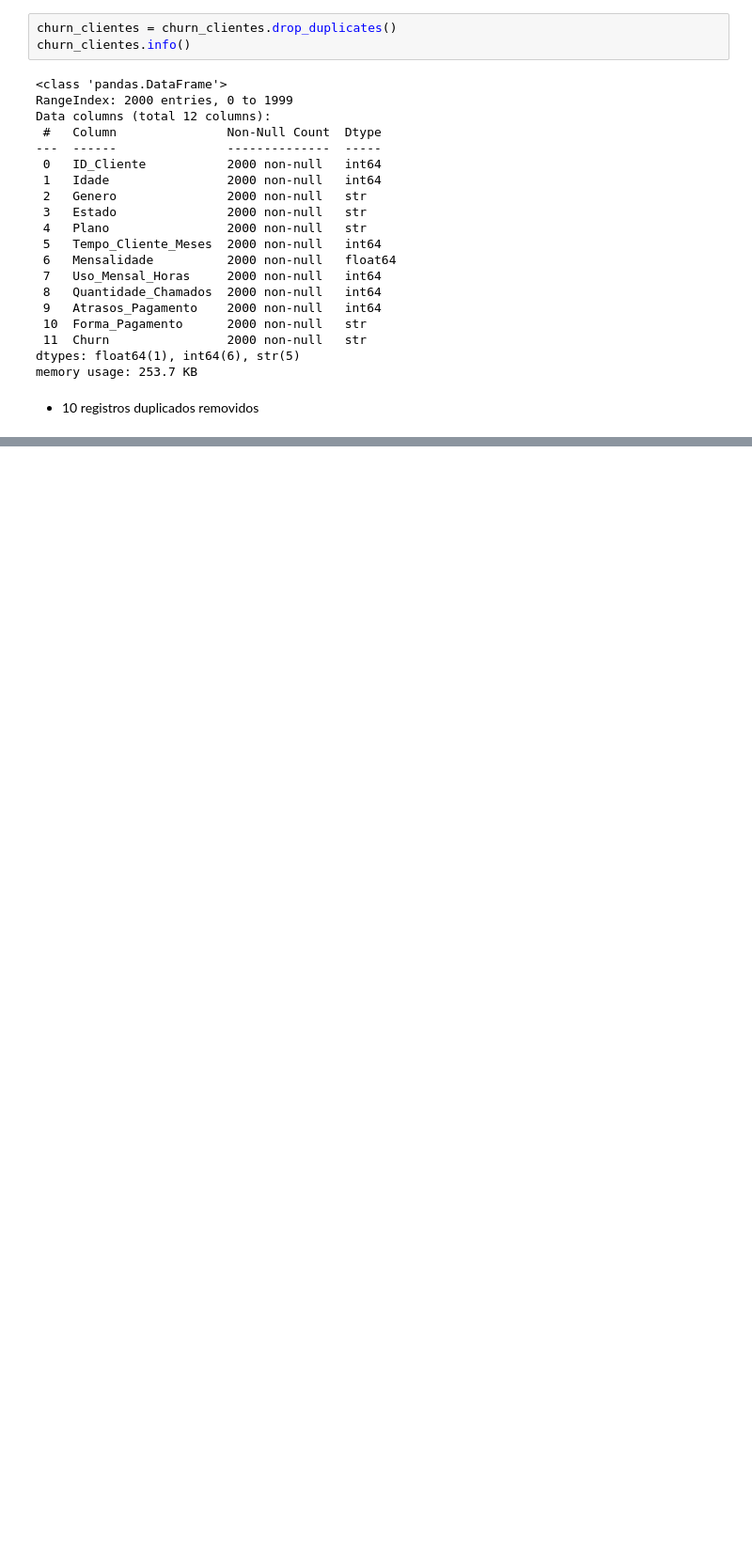
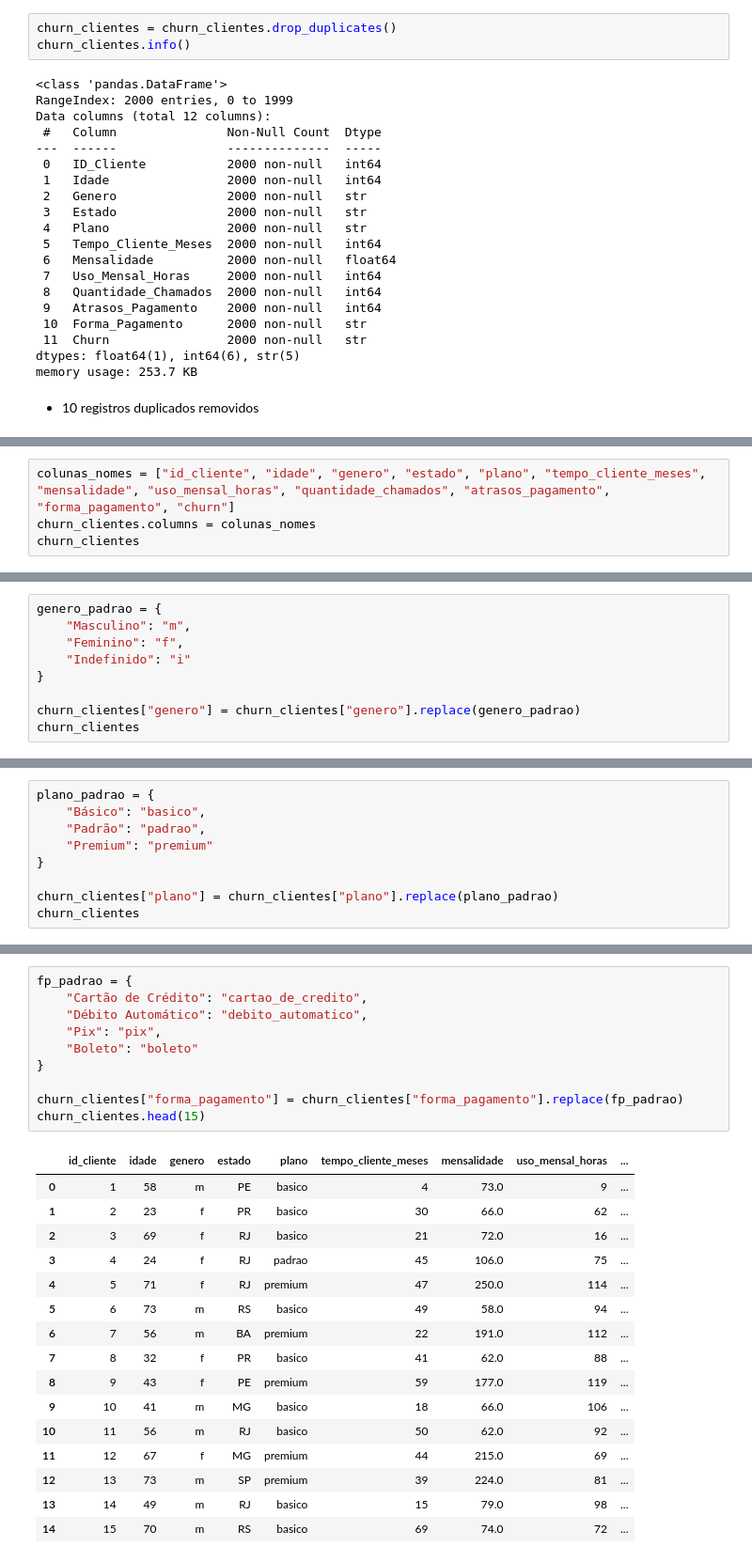
Before and after one commit to Pedro-Antonio-Dev/analise-churn-clientes, a Jupyter notebook: notebooks/churn_clientes.ipynb, the cells around one changed output, grey strips where cells are left out. Shown at 94% size. Cells and saved outputs as stored; diff of their text form; blank space fills up the shorter version.

Commit message:
feat: padronizacao dos dados categoricos e nome das colunas, finalizacao do card Trello -> Limpeza e tratamento dos dados

```diff
--- a/notebooks/churn_clientes.ipynb
+++ b/notebooks/churn_clientes.ipynb
@@ -299,0 +318,4 @@ memory usage: 253.7 KB
+# %%
+colunas_nomes = ["id_cliente", "idade", "genero", "estado", "plano", "tempo_cliente_meses", "mensalidade", "uso_mensal_horas", "quantidade_chamados", "atrasos_pagamento", "forma_pagamento", "churn"]
+churn_clientes.columns = colunas_nomes
+churn_clientes
@@ -299,0 +338,9 @@ memory usage: 253.7 KB
+# %%
+genero_padrao = {
+    "Masculino": "m",
+    "Feminino": "f",
+    "Indefinido": "i"
+}
+
+churn_clientes["genero"] = churn_clientes["genero"].replace(genero_padrao)
+churn_clientes
@@ -299,0 +361,9 @@ memory usage: 253.7 KB
+# %%
+plano_padrao = {
+    "Básico": "basico",
+    "Padrão": "padrao",
+    "Premium": "premium"
+}
+
+churn_clientes["plano"] = churn_clientes["plano"].replace(plano_padrao)
+churn_clientes
@@ -299,0 +398,27 @@ memory usage: 253.7 KB
+# %%
+fp_padrao = {
+    "Cartão de Crédito": "cartao_de_credito",
+    "Débito Automático": "debito_automatico",
+    "Pix": "pix",
+    "Boleto": "boleto"
+}
+
+churn_clientes["forma_pagamento"] = churn_clientes["forma_pagamento"].replace(fp_padrao)
+churn_clientes.head(15)
+# %% [output]
+|  | id_cliente | idade | genero | estado | plano | tempo_cliente_meses | mensalidade | uso_mensal_horas | ... |
+| 0 | 1 | 58 | m | PE | basico | 4 | 73.0 | 9 | ... |
+| 1 | 2 | 23 | f | PR | basico | 30 | 66.0 | 62 | ... |
+| 2 | 3 | 69 | f | RJ | basico | 21 | 72.0 | 16 | ... |
+| 3 | 4 | 24 | f | RJ | padrao | 45 | 106.0 | 75 | ... |
+| 4 | 5 | 71 | f | RJ | premium | 47 | 250.0 | 114 | ... |
+| 5 | 6 | 73 | m | RS | basico | 49 | 58.0 | 94 | ... |
+| 6 | 7 | 56 | m | BA | premium | 22 | 191.0 | 112 | ... |
+| 7 | 8 | 32 | f | PR | basico | 41 | 62.0 | 88 | ... |
+| 8 | 9 | 43 | f | PE | premium | 59 | 177.0 | 119 | ... |
+| 9 | 10 | 41 | m | MG | basico | 18 | 66.0 | 106 | ... |
+| 10 | 11 | 56 | m | RJ | basico | 50 | 62.0 | 92 | ... |
+| 11 | 12 | 67 | f | MG | premium | 44 | 215.0 | 69 | ... |
+| 12 | 13 | 73 | m | SP | premium | 39 | 224.0 | 81 | ... |
+| 13 | 14 | 49 | m | RJ | basico | 15 | 79.0 | 98 | ... |
+| 14 | 15 | 70 | m | RS | basico | 69 | 74.0 | 72 | ... |
```
Also changed, not shown: parts of 9 cells of this notebook.
